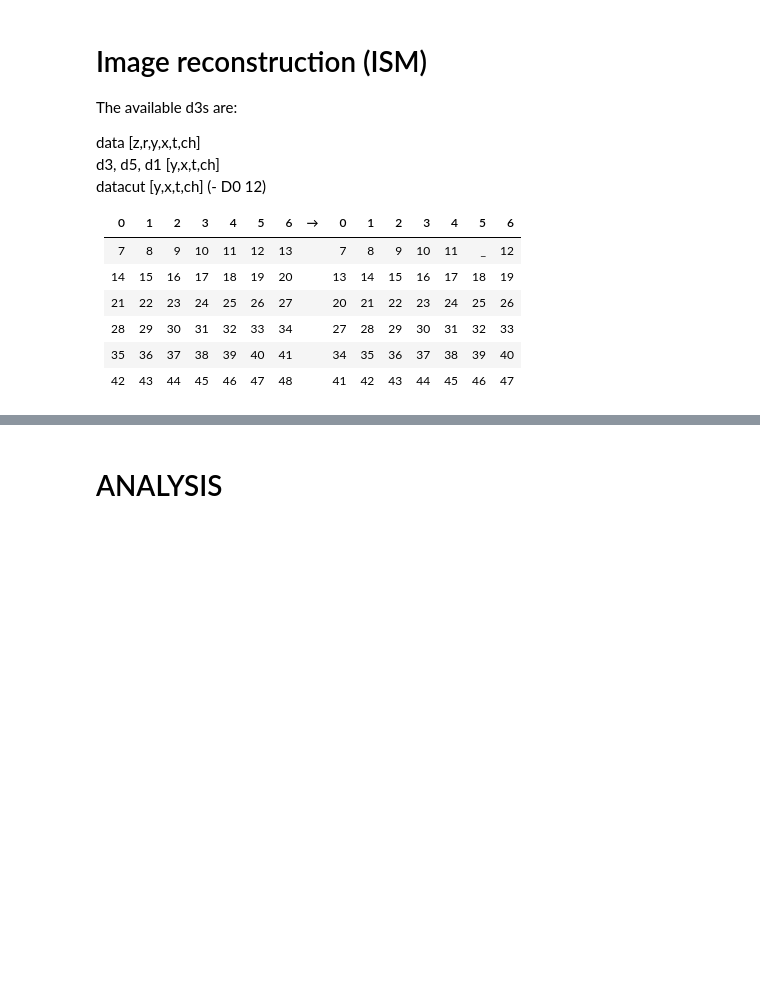
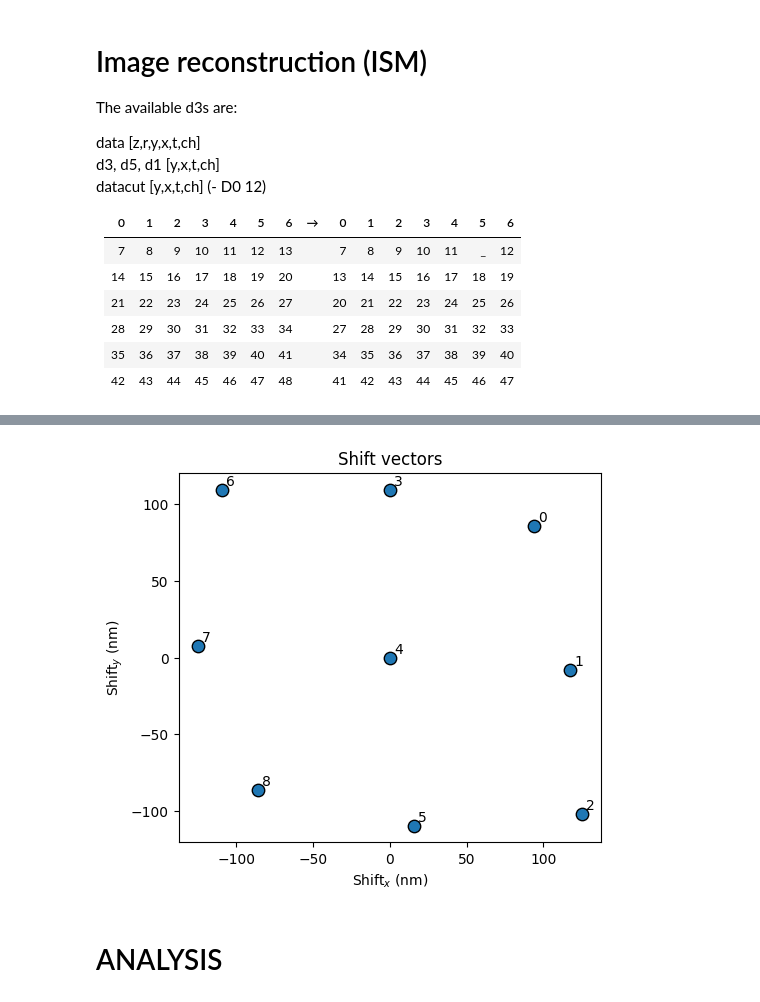
Before and after one commit to CarminatiGiovanni/tesi, a Jupyter notebook: ISM_only.ipynb, the cells around one changed output, grey strips where cells are left out. Saved outputs shown, nothing was run; the diff lists cells and outputs as text; code cells hidden in the pictures; blank space fills up the shorter version.

```diff
--- a/ISM_only.ipynb
+++ b/ISM_only.ipynb
@@ -407,3 +455,8 @@ No data for colormapping provided via 'c'. Parameters 'cmap' will be ignored
+# %%
+gra.PlotShiftVectors(shift_vec3)
+plt.show()
+# %% [output]
+[figure, added]
 # %% [markdown]
 # ANALYSIS
 # %%
```
Also changed, not shown: parts of 10 cells of this notebook, 1 other file.
